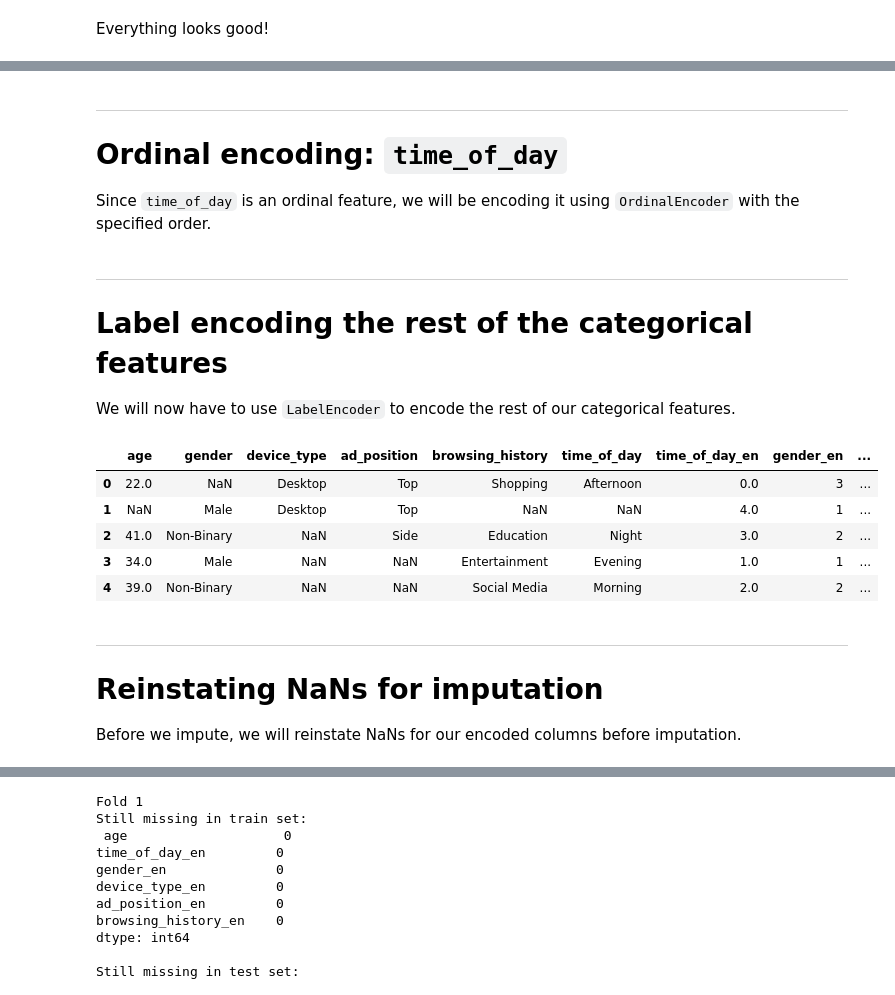
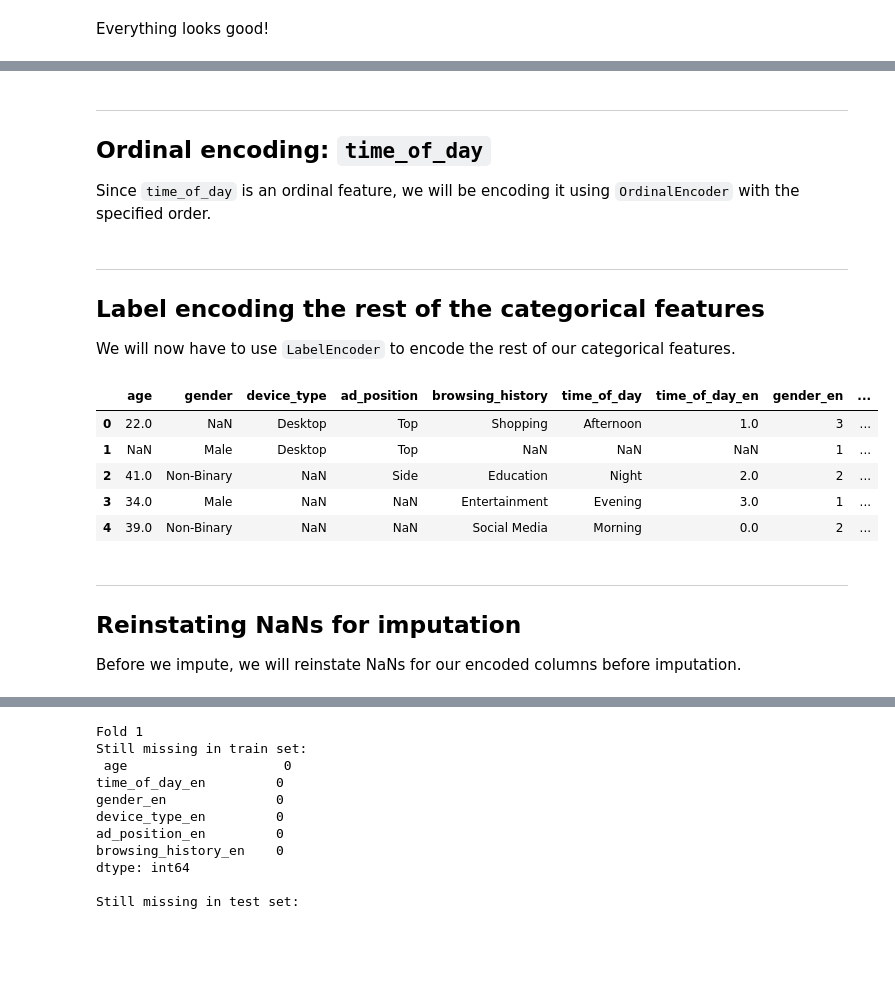
Before and after one commit to zabethe/ad-click-prediction, a Jupyter notebook: B_preprocessing.ipynb, the cells around one changed output, grey strips where cells are left out. Drawn from its saved outputs; the diff is of its cells as text; code cells hidden in the pictures; blank space fills up the shorter version.

```diff
--- a/B_preprocessing.ipynb
+++ b/B_preprocessing.ipynb
@@ -67,7 +73,7 @@ Everything looks good!
 # %% [markdown]
 ***
 
-# Ordinal encoding: `time_of_day`
+## Ordinal encoding: `time_of_day`
 
 Since `time_of_day` is an ordinal feature, we will be encoding it using `OrdinalEncoder` with the specified order.
 # %%
@@ -123,7 +123,7 @@ ordinal_encoders = KFoldOrdinalEncoder(folds, oe_columns, oe_orders)
 # %% [markdown]
 ***
 
-# Label encoding the rest of the categorical features
+## Label encoding the rest of the categorical features
 
 We will now have to use `LabelEncoder` to encode the rest of our categorical features.
 # %%
@@ -146,22 +146,16 @@ def KFoldLabelEncoder(folds, columns):
         col_labels = {}
 
         for col, encoder in fold_encoders.items():
-            train_set = X_train.copy()
-            test_set = X_test.copy()
-
             # Encode (for both train and test)
-            train_encoded = encoder.fit_transform(train_set.loc[:, col])
-            test_encoded = encoder.transform(test_set.loc[:, col])
+            train_encoded = encoder.fit_transform(X_train.loc[:, col])
+            test_encoded = encoder.transform(X_test.loc[:, col])
 
             # Add labels to col_labels
             col_labels[col] = dict(zip(encoder.classes_, encoder.transform(encoder.classes_)))
 
             # Create new encoded columns
-            train_set.loc[:, f'{col}_en'] = train_encoded
-            test_set.loc[:, f'{col}_en'] = test_encoded
-
-            X_train = train_set
-            X_test = test_set
+            X_train.loc[:, f'{col}_en'] = train_encoded
+            X_test.loc[:, f'{col}_en'] = test_encoded
 
         # Add column labels to each fold
         fold_labels[i + 1] = col_labels
@@ -173,21 +167,23 @@ def KFoldLabelEncoder(folds, columns):
     return encoders, fold_labels
 # %%
 # Label encode our categorical features
-label_encoders, fold_labels = KFoldLabelEncoder(folds, categoricals)
+label_categoricals = copy.deepcopy(categoricals)
+label_categoricals.remove('time_of_day')
+
+label_encoders, fold_labels = KFoldLabelEncoder(folds, label_categoricals)
 
 # NOTEBOOK EXCLUSIVE CODE
 if __name__ == "__main__":
 
     # Check how our data is looking
     display(folds[0][0].head())
-    # display(fold_labels)
 # %% [output]
 |  | age | gender | device_type | ad_position | browsing_history | time_of_day | time_of_day_en | gender_en | ... |
-| 0 | 22.0 | NaN | Desktop | Top | Shopping | Afternoon | 0.0 | 3 | ... |
-| 1 | NaN | Male | Desktop | Top | NaN | NaN | 4.0 | 1 | ... |
-| 2 | 41.0 | Non-Binary | NaN | Side | Education | Night | 3.0 | 2 | ... |
-| 3 | 34.0 | Male | NaN | NaN | Entertainment | Evening | 1.0 | 1 | ... |
-| 4 | 39.0 | Non-Binary | NaN | NaN | Social Media | Morning | 2.0 | 2 | ... |
+| 0 | 22.0 | NaN | Desktop | Top | Shopping | Afternoon | 1.0 | 3 | ... |
+| 1 | NaN | Male | Desktop | Top | NaN | NaN | NaN | 1 | ... |
+| 2 | 41.0 | Non-Binary | NaN | Side | Education | Night | 2.0 | 2 | ... |
+| 3 | 34.0 | Male | NaN | NaN | Entertainment | Evening | 3.0 | 1 | ... |
+| 4 | 39.0 | Non-Binary | NaN | NaN | Social Media | Morning | 0.0 | 2 | ... |
 # %%
 # Combine encoders
 encoders_full = dict()
@@ -202,7 +198,7 @@ for fold, encoders in label_encoders.items():
 # %% [markdown]
 ***
 
-# Reinstating NaNs for imputation
+## Reinstating NaNs for imputation
 
 Before we impute, we will reinstate NaNs for our encoded columns before imputation.
 # %%
```
Also changed, not shown: parts of 35 cells of this notebook.
